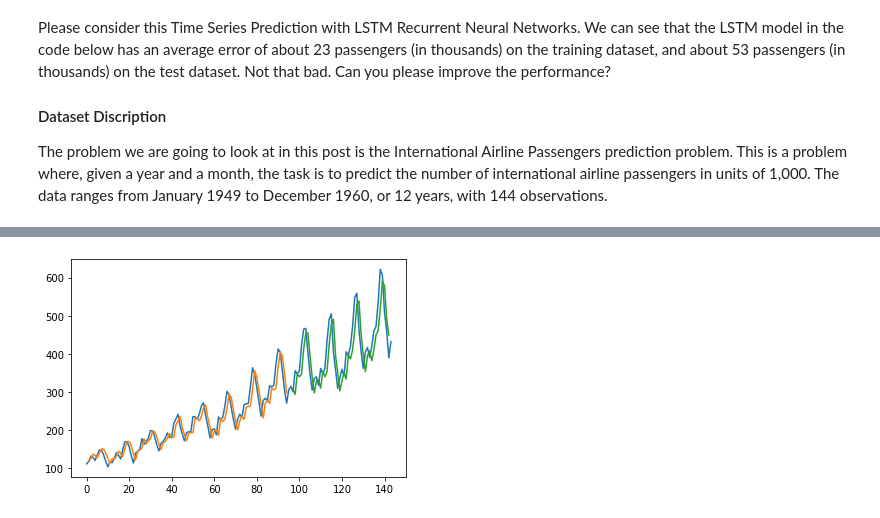
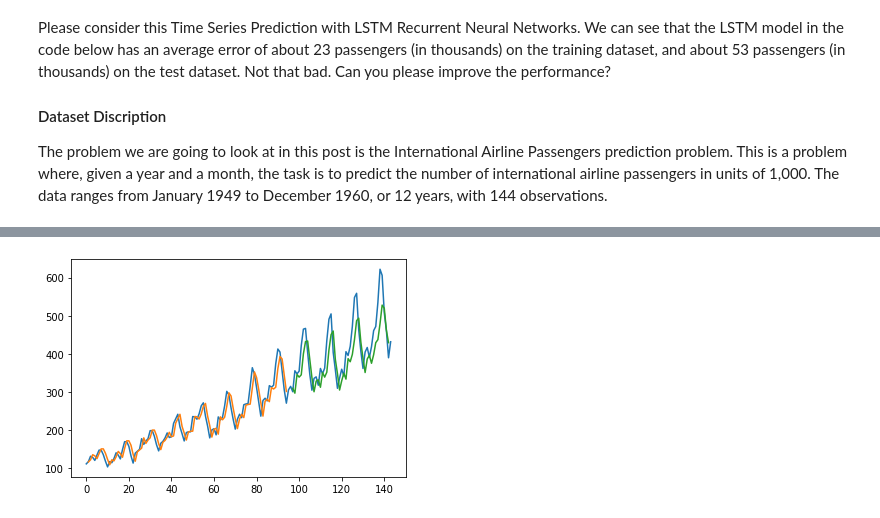
Before and after one commit to MianUsmanAhmed12/Lab7, a Jupyter notebook: Exercise_3_RNN.ipynb, the cells around one changed output, grey strips where cells are left out. Drawn from its saved outputs; the diff is of its cells as text; code cells hidden in the pictures.

```diff
--- a/Exercise_3_RNN.ipynb
+++ b/Exercise_3_RNN.ipynb
@@ -204,9 +225,9 @@ trainX = numpy.reshape(trainX, (trainX.shape[0], 1, trainX.shape[1]))
 testX = numpy.reshape(testX, (testX.shape[0], 1, testX.shape[1]))
 # create and fit the LSTM network
 model = Sequential()
-model.add(LSTM(4, input_shape=(1, look_back),))
+model.add(LSTM(4, input_shape=(1, look_back)))
 model.add(Dense(1))
-model.compile(loss='mean_squared_error', optimizer='RMSprop')
+model.compile(loss='mean_squared_error', optimizer='adam')
 model.fit(trainX, trainY, epochs=100, batch_size=1, verbose=2)
 # make predictions
 trainPredict = model.predict(trainX)
@@ -255 +276 @@ Test Score: 48.82 RMSE
-[figure, old version]
+[figure, new version]
```
Also changed, not shown: parts of 8 cells of this notebook.
